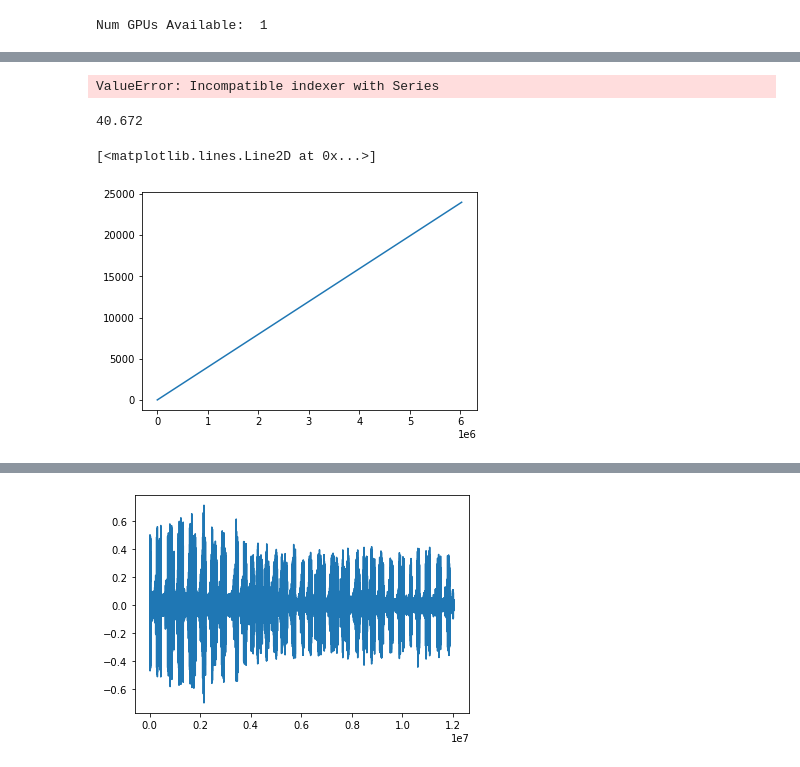
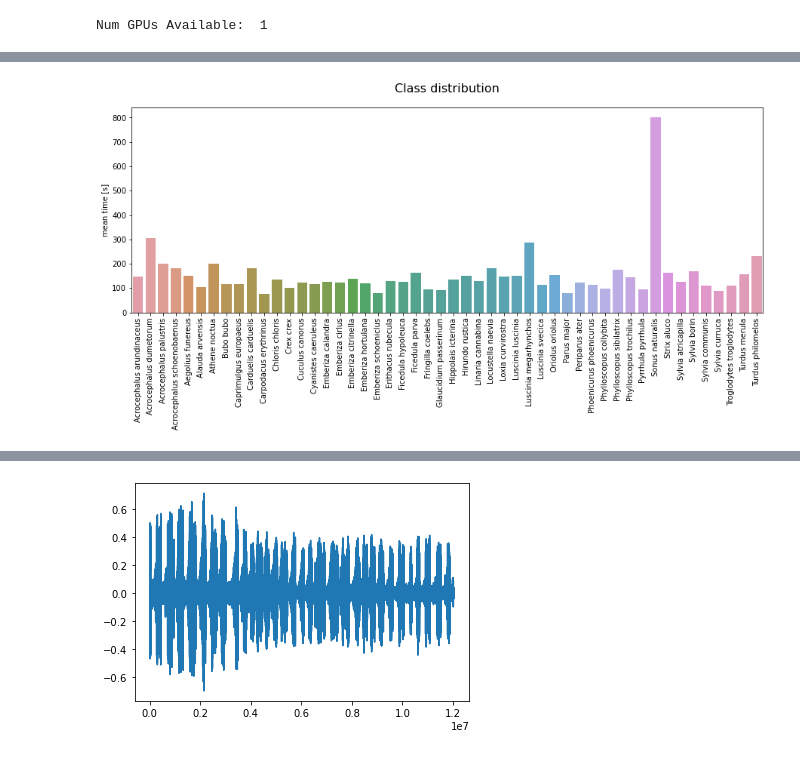
Before and after one commit to antonimarek/birdify, a Jupyter notebook: birdify.ipynb, the cells around one changed output, grey strips where cells are left out. Cells and saved outputs as stored; diff of their text form; code cells hidden in the pictures.

```diff
--- a/birdify.ipynb
+++ b/birdify.ipynb
@@ -32,5 +45,9 @@ from datetime import datetime
 # %%
 data = pd.read_csv(r'metadata.csv')
 data['Name'] = data.Genus +' '+ data.Specific_epithet
+
+def timedeltas(x):
+    t = datetime.strptime(x, '%M:%S').time()
+    return timedelta(minutes=t.minute, seconds=t.second)
+
+data['duration'] = data['Length'].apply(lambda x: timedeltas(x).total_seconds())
-# %%
-data['duration'] = data['Length'].apply(lambda x: datetime.strptime(x, '%M:%S').time())
@@ -68,4 +53,0 @@ ap.processing.add_sample_info(data.iloc[:100], 'Path')
-# %%
-data[['sample_rate', 'num_samples', 'duration']] = ap.processing.add_sample_info(data, 'Path')
-# %% [output]
-ValueError: Incompatible indexer with Series
@@ -81,6 +53,0 @@ sample_rate = sox.file_info.duration('mp3/Acrocephalus-arundinaceus-131536.mp3')
-# %%
-sample_rate
-# %% [output]
-40.672
-# %%
-data.reset_index(inplace=True)
@@ -95,5 +54,11 @@ def calc_fft(y, rate):
-# %%
-plt.plot(freq)
-# %% [output]
-[<matplotlib.lines.Line2D at 0x...>]
-[figure, removed]
+# %%
+plotting = data.groupby(['Name'])['duration'].mean()
+plt.figure(figsize=(15,5))
+sns.barplot(x=plotting.index, y=plotting.values, saturation=0.6)
+plt.xticks(rotation = 90)
+plt.xlabel(None)
+plt.ylabel('mean time [s]')
+plt.title('Class distribution', fontdict={'size':16}, y=1.05)
+plt.show()
+# %% [output]
+[figure, added]
```
Also changed, not shown: parts of 19 cells of this notebook, 1 other file.
